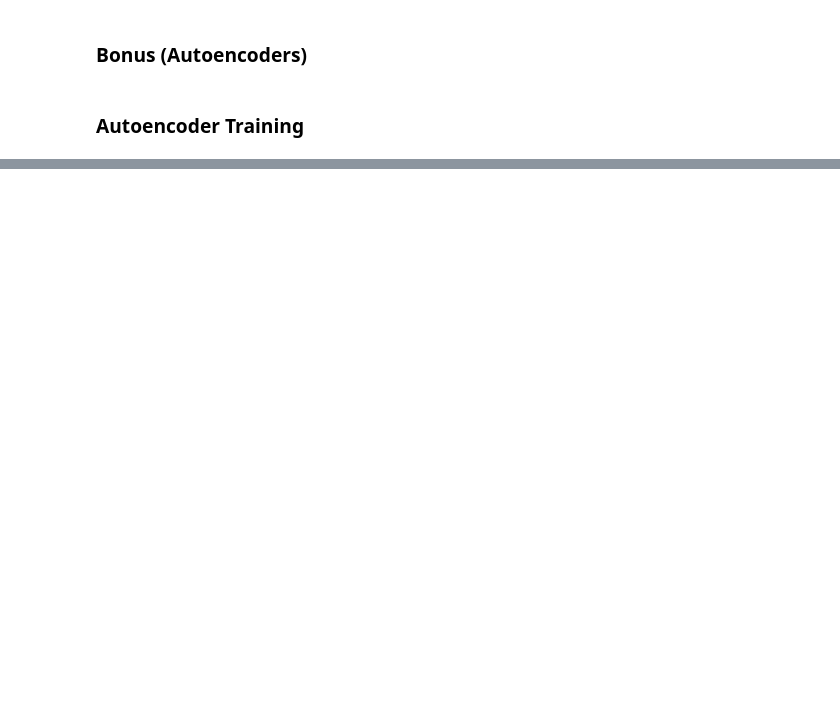
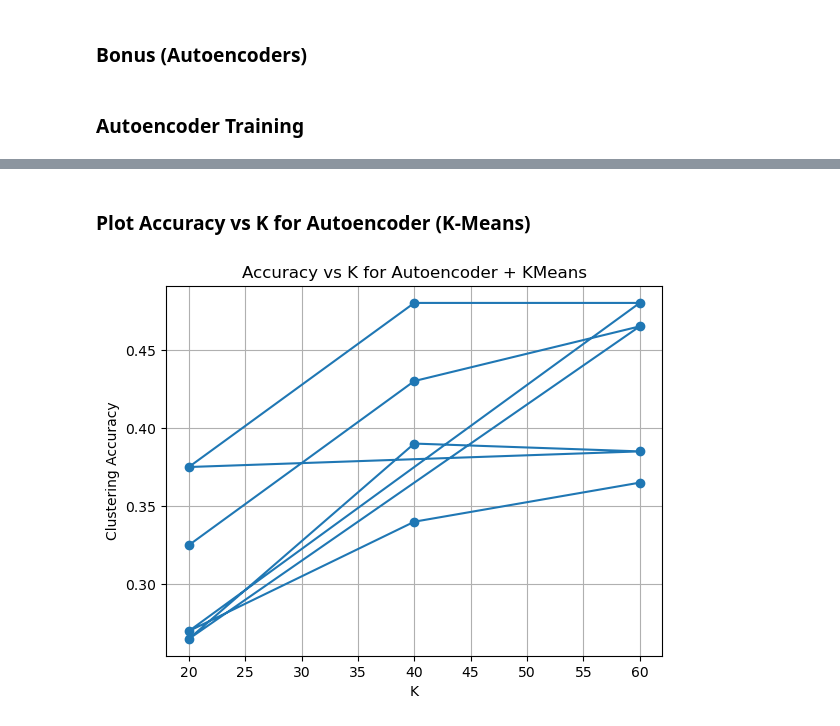
Before and after one commit to ranimeshehata/Face-Recognition, a Jupyter notebook: Face-Recognition.ipynb, the cells around one changed output, grey strips where cells are left out. Drawn from its saved outputs; the diff is of its cells as text; code cells hidden in the pictures; blank space fills up the shorter version.

Commit message:
kmeans on autoencoders

```diff
--- a/Face-Recognition.ipynb
+++ b/Face-Recognition.ipynb
@@ -618,0 +835,14 @@ epochs_list = [50, 100, 200]  # Different number of epochs to try
+# %% [markdown]
+### Plot Accuracy vs K for Autoencoder (K-Means)
+# %%
+ks = [k for _, _, _, k, acc in results_kmeans_autoencoder]
+accs = [acc for _, _, _, k, acc in results_kmeans_autoencoder]
+
+plt.plot(ks, accs, marker='o')
+plt.xlabel('K')
+plt.ylabel('Clustering Accuracy')
+plt.title('Accuracy vs K for Autoencoder + KMeans')
+plt.grid()
+plt.show()
+# %% [output]
+[figure, added]
```
Also changed, not shown: parts of 23 cells of this notebook.
